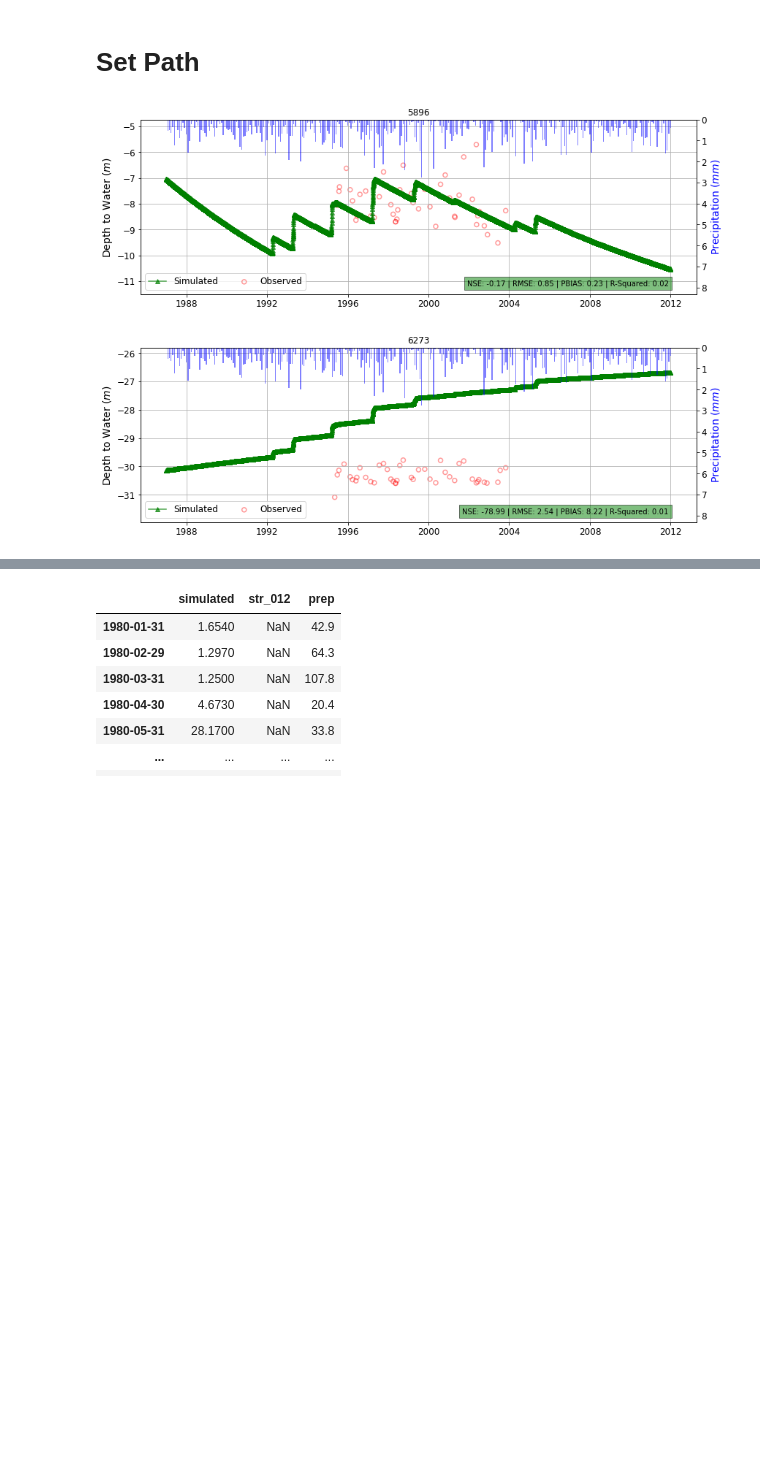
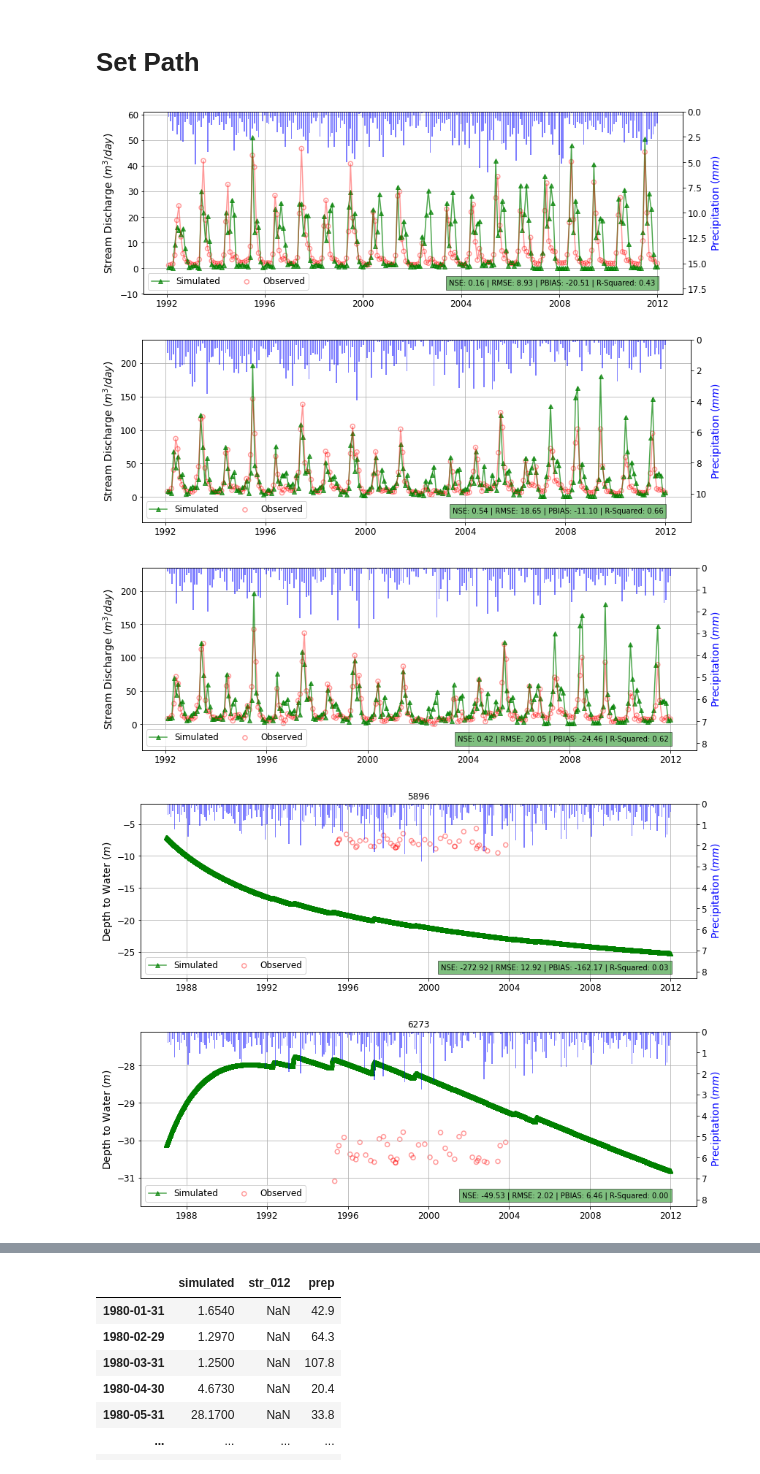
Before and after one commit to spark-brc/apexmf, a Jupyter notebook: notebooks/apexmf_pest_viz_animas02.ipynb, the cells around one changed output, grey strips where cells are left out. Drawn from its saved outputs; the diff is of its cells as text; code cells hidden in the pictures; blank space fills up the shorter version.

```diff
--- a/notebooks/apexmf_pest_viz_animas02.ipynb
+++ b/notebooks/apexmf_pest_viz_animas02.ipynb
@@ -20,26 +20,29 @@ import apexmf_pst_viz
 # %%
 wd = "D:/Projects/Watersheds/Animas/Analysis/APEX-MODFLOWs/calibrations/v03-01/"
 # wd = "D:/Projects/Watersheds/Animas/Analysis/APEX-MODFLOWs/calibrations/qam_test/man_adjust_k02"
 os.chdir(wd)
 str_dic = {12:'str_012', 57:'str_057', 75:'str_075'}
 for sim, obd in str_dic.items():
-    pdf = apexmf_pst_viz.str_df('SITE75.RCH', '1/1/1980', sim, obd, time_step='M')
-    apexmf_pst_viz.str_plot(pdf['1/1/1992':'12/31/1999'])
-    apexmf_pst_viz.str_plot(pdf['1/1/2012':'12/31/2019'])
+    pdf = apexmf_pst_viz.str_df('SITE75.RCH', '1/1/1987', sim, obd, time_step='M')
+    apexmf_pst_viz.str_plot(pdf['1/1/1992':'12/31/2011'])
+    # apexmf_pst_viz.str_plot(pdf['1/1/2012':'12/31/2019'])
 mf_dic = {5896:'gw_124', 6273:'gw_098'}
 for sim, obd in mf_dic.items():
     mfdf = apexmf_pst_viz.wt_df('1/1/1987', sim, obd, prep_sub=75)
     apexmf_pst_viz.wt_plot(mfdf['1/1/1987':'12/31/2019'])
     # apexmf_pst_viz.wt_plot(mfdf['1/1/2000':'12/31/2005'])
 # warm_grids = [3237, 3770, 4373, 5128, 5290, 5653, 6351, 7633]
 # warm_obds = ['gw_162', 'gw_160', 'gw_157', 'gw_148', 'gw_144', 'gw_129', 'gw_096', 'gw_026']
 # warm_dic = dict(zip(warm_grids, warm_obds))
 # for sim, obd in warm_dic.items():
 #     mfdf = apexmf_pst_viz.wt_df('1/1/1987', sim, obd, prep_sub=75)
 #     apexmf_pst_viz.wt_plot(mfdf['1/1/1987':'12/31/2019'])
 # %% [output]
-[figure, old version]
+[figure, new version]
-[figure, old version]
+[figure, new version]
+[figure, added]
+[figure, added]
+[figure, added]
 # %%
 wd = "D:/Projects/Watersheds/Animas/Analysis/APEX-MODFLOWs/calibrations/v03-01"
 os.chdir(wd)
```
Also changed, not shown: parts of 1 cell of this notebook, 1 other file.
